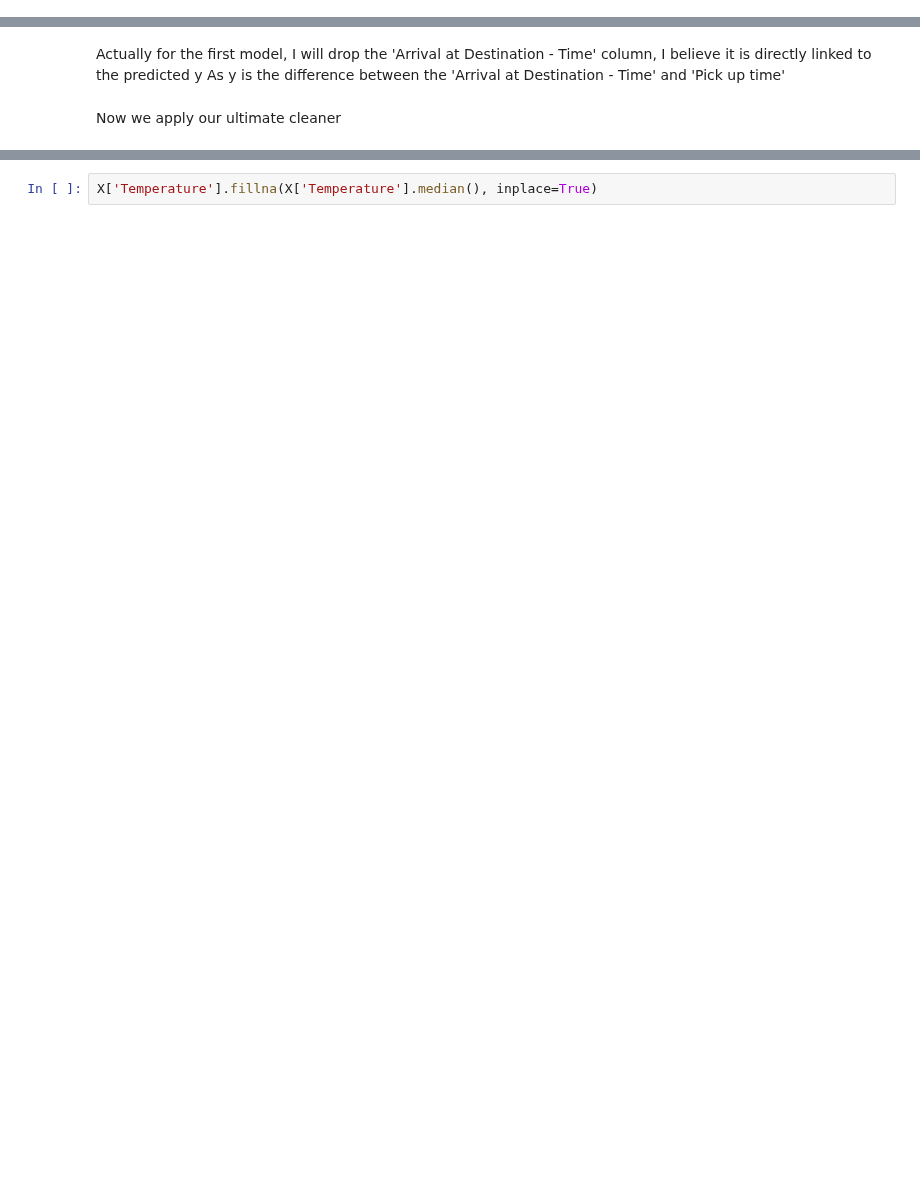
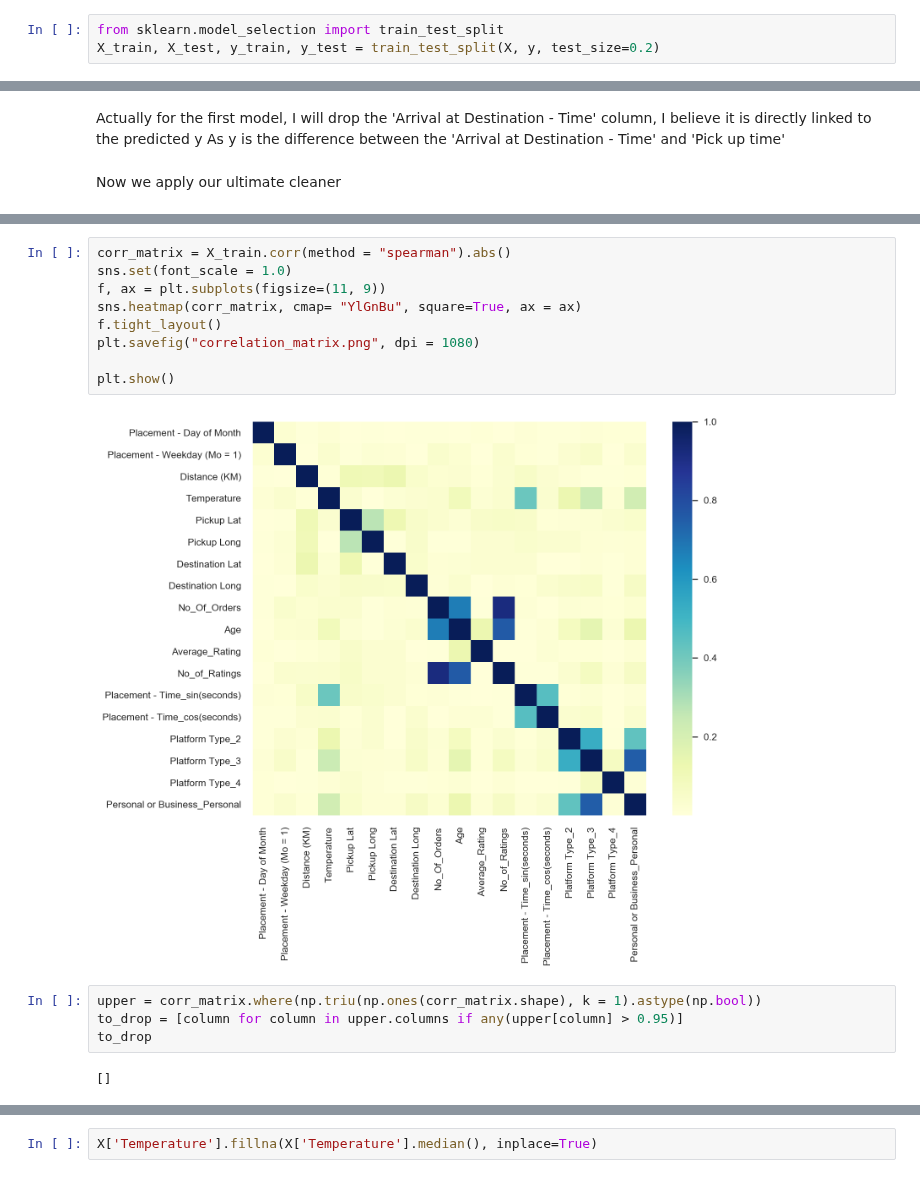
Before and after one commit to Mangalis0/Zindi-Regression-Hackathon, a Jupyter notebook: sam_regression.ipynb, the cells around one changed output, grey strips where cells are left out. Drawn from its saved outputs; the diff is of its cells as text; blank space fills up the shorter version.

```diff
--- a/sam_regression.ipynb
+++ b/sam_regression.ipynb
@@ -91,2 +44,5 @@ X = one_encoder(X, ['Platform Type', 'Personal or Business'])
+# %%
+from sklearn.model_selection import train_test_split
+X_train, X_test, y_train, y_test = train_test_split(X, y, test_size=0.2)
 # %% [markdown]
 Now things are about to get ugly
@@ -298,0 +174,17 @@ X['Temperature'].mean()
+# %%
+corr_matrix = X_train.corr(method = "spearman").abs()
+sns.set(font_scale = 1.0)
+f, ax = plt.subplots(figsize=(11, 9))
+sns.heatmap(corr_matrix, cmap= "YlGnBu", square=True, ax = ax)
+f.tight_layout()
+plt.savefig("correlation_matrix.png", dpi = 1080)
+
+plt.show()
+# %% [output]
+[figure, added]
+# %%
+upper = corr_matrix.where(np.triu(np.ones(corr_matrix.shape), k = 1).astype(np.bool))
+to_drop = [column for column in upper.columns if any(upper[column] > 0.95)]
+to_drop
+# %% [output]
+[]
```
Also changed, not shown: parts of 59 cells of this notebook, 2 other files.
